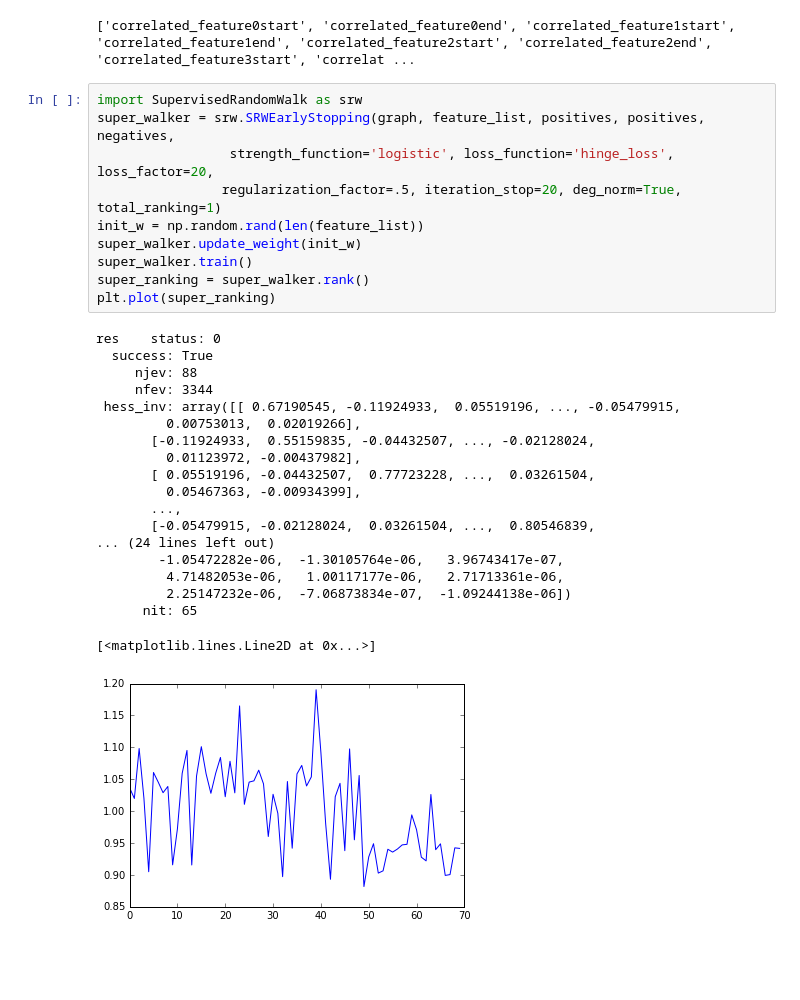
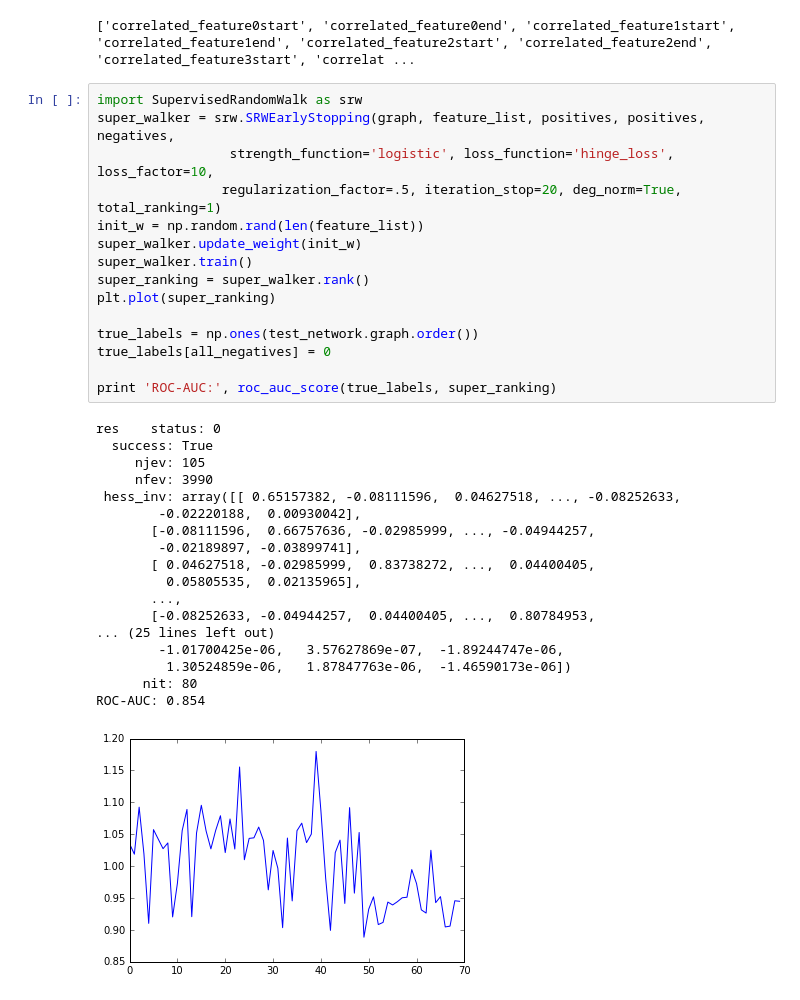
Before and after one commit to jim-pansn/sybil_detection, a Jupyter notebook: SybilRank_vs_SupervisedRandomWalk.ipynb, the cells around one changed output. Cells and saved outputs as stored; diff of their text form; blank space fills up the shorter version.

```diff
--- a/SybilRank_vs_SupervisedRandomWalk.ipynb
+++ b/SybilRank_vs_SupervisedRandomWalk.ipynb
@@ -116,30 +126,34 @@ print feature_list
 # %%
 import SupervisedRandomWalk as srw
 super_walker = srw.SRWEarlyStopping(graph, feature_list, positives, positives, negatives,
-                 strength_function='logistic', loss_function='hinge_loss', loss_factor=20,
+                 strength_function='logistic', loss_function='hinge_loss', loss_factor=10,
                 regularization_factor=.5, iteration_stop=20, deg_norm=True, total_ranking=1)
 init_w = np.random.rand(len(feature_list))
 super_walker.update_weight(init_w)
 super_walker.train()
 super_ranking = super_walker.rank()
 plt.plot(super_ranking)
+
+true_labels = np.ones(test_network.graph.order())
+true_labels[all_negatives] = 0
+
+print 'ROC-AUC:', roc_auc_score(true_labels, super_ranking)
 # %% [output]
 res    status: 0
   success: True
-     njev: 88
-     nfev: 3344
- hess_inv: array([[ 0.67190545, -0.11924933,  0.05519196, ..., -0.05479915,
-         0.00753013,  0.02019266],
-       [-0.11924933,  0.55159835, -0.04432507, ..., -0.02128024,
-         0.01123972, -0.00437982],
-       [ 0.05519196, -0.04432507,  0.77723228, ...,  0.03261504,
-         0.05467363, -0.00934399],
+     njev: 105
+     nfev: 3990
+ hess_inv: array([[ 0.65157382, -0.08111596,  0.04627518, ..., -0.08252633,
+        -0.02220188,  0.00930042],
+       [-0.08111596,  0.66757636, -0.02985999, ..., -0.04944257,
+        -0.02189897, -0.03899741],
+       [ 0.04627518, -0.02985999,  0.83738272, ...,  0.04400405,
+         0.05805535,  0.02135965],
        ...,
-       [-0.05479915, -0.02128024,  0.03261504, ...,  0.80546839,
-... (24 lines left out)
-        -1.05472282e-06,  -1.30105764e-06,   3.96743417e-07,
-         4.71482053e-06,   1.00117177e-06,   2.71713361e-06,
-         2.25147232e-06,  -7.06873834e-07,  -1.09244138e-06])
-      nit: 65
+       [-0.08252633, -0.04944257,  0.04400405, ...,  0.80784953,
+... (25 lines left out)
+        -1.01700425e-06,   3.57627869e-07,  -1.89244747e-06,
+         1.30524859e-06,   1.87847763e-06,  -1.46590173e-06])
+      nit: 80
+ROC-AUC: 0.854
-[<matplotlib.lines.Line2D at 0x...>]
-[figure, old version]
+[figure, new version]
```
Also changed, not shown: parts of 1 cell of this notebook, 11 other files.
